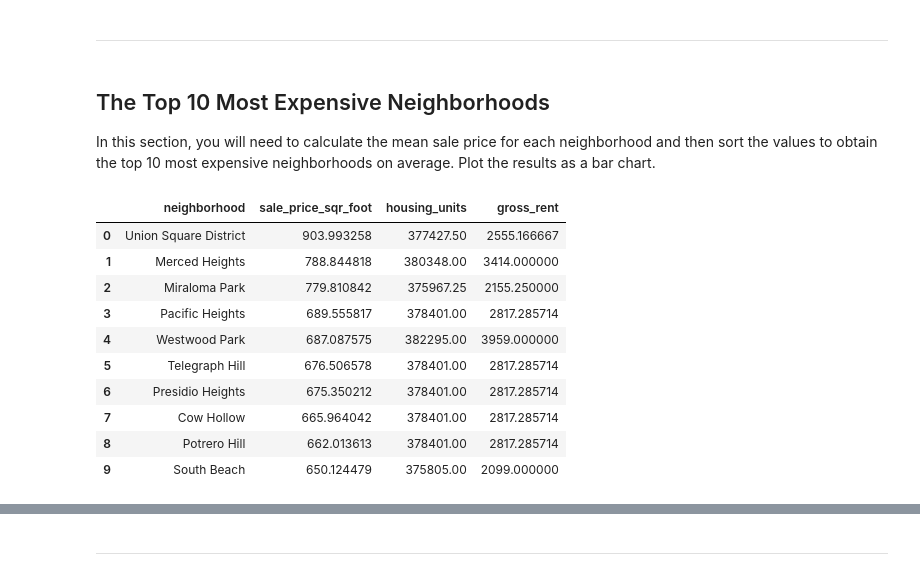
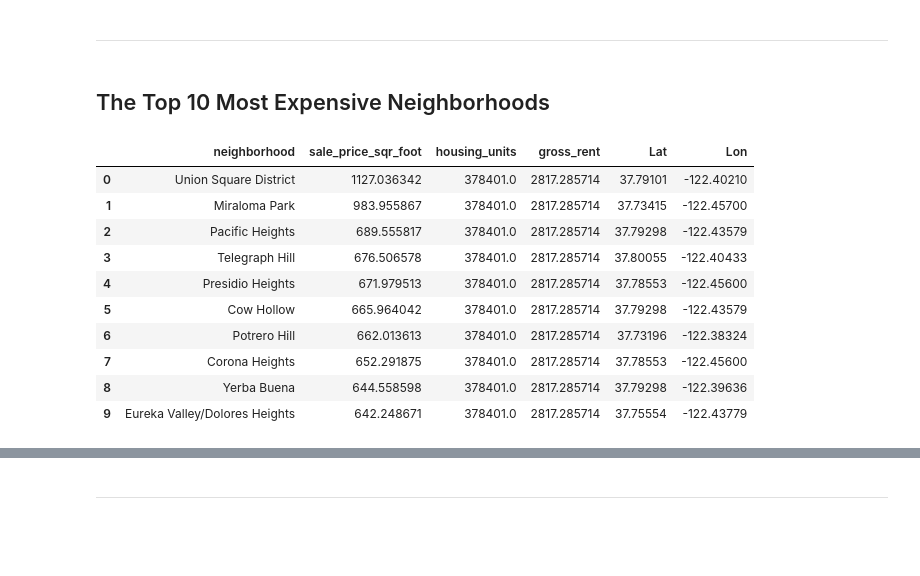
Before and after one commit to youssefabdelwahab/Californina-Housing-Market-Analysis-, a Jupyter notebook: rental_analysis.ipynb, the cells around one changed output, grey strips where cells are left out. Saved outputs shown, nothing was run; the diff lists cells and outputs as text; code cells hidden in the pictures; blank space fills up the shorter version.

```diff
--- a/rental_analysis.ipynb
+++ b/rental_analysis.ipynb
@@ -461,5 +464,34 @@ array(['Anza Vista', 'Bayview', 'Buena Vista Park', 'Corona Heights',
 # %%
 def interpolate_data(list_of_neighborhoods, dataframe, sqr_foot_grwth_rate , yealy_rent, yearly_housing_units):
+    """
+    This function interpolates missing data depeding on its own factors:
+
+    sale_price_sqr_foot: missing value will be calculated based on the rate of change given for that year
+    gross_rent: the average rent for san francsisco for that given year
+    housing_units: the number of housing units for san francsisco for that given year
+
+    Parameters:
+    -----------
+    list_of_neighbords: list
+        list of neighborhoods that have missing data
+
+    dataframe: DataFrame
+        dataframe we will be interpolating from
+
+    sqr_foot_grwth_rate: dict
+        dict of yearly % change for sale_price_sqr_foot
+
+    yearly_rent: dict
+        avg yearly rent for each year
+
+    yearly_housing_units: dict
+        number of housing units each year
+
+    Returns:
+    --------
+    final_interpolated_df : DataFrame
+        dataframe including interpolated data for neighborhoods that had missing dates
+    """
     index_name = dataframe.index.name
     interpolated_df_list = []
     if index_name == None:
@@ -485,7 +517,7 @@ def interpolate_data(list_of_neighborhoods, dataframe, sqr_foot_grwth_rate , yea
     final_interpolated_df = pd.concat(interpolated_df_list, axis = 0)
     return final_interpolated_df
 # %%
-final_interpolated_df = interpolate_data(enough_data_neighborhoods['neighborhood'].unique(), jan_df , sqr_foot_rate_yearly_change, yearly_avg_rent, yearly_avg_housing_units )
+final_interpolated_df = interpolate_data(enough_data_neighborhoods['neighborhood'].unique(), to_interpolate , sqr_foot_rate_yearly_change, yearly_avg_rent, yearly_avg_housing_units )
 # %%
 final_interpolated_df
 # %% [output]
@@ -606,4 +629,4 @@ neighborhoods_wo_missing_data_df
 # %%
-cleaned_dataframe_1 = pd.concat([neighborhoods_wo_missing_data_df, interpolated_districts], axis= 0 )
+cleaned_neighbordhoods_wo_missing = pd.concat([neighborhoods_wo_missing_data_df, interpolated_districts], axis= 0 )
 # %%
-final_cleaned_dataframe = pd.concat([cleaned_dataframe_1 , final_interpolated_df], axis= 0)
+final_cleaned_dataframe = pd.concat([cleaned_neighbordhoods_wo_missing , final_interpolated_df], axis= 0)
@@ -729,23 +755,21 @@ avg_prices.hvplot.line( x= 'year', y = 'sale_price_sqr_foot', groupby = 'neighbo
 # %% [markdown]
 - - -
-# %% [markdown]
-## The Top 10 Most Expensive Neighborhoods
-
-In this section, you will need to calculate the mean sale price for each neighborhood and then sort the values to obtain the top 10 most expensive neighborhoods on average. Plot the results as a bar chart.
+# %% [markdown]
+## The Top 10 Most Expensive Neighborhoods
 # %%
-temp = sfo_data.copy()
+temp = final_cleaned_dataframe.copy()
 mean_avg_price = temp.groupby('neighborhood').mean()
 top_10 = mean_avg_price.nlargest(10, ['sale_price_sqr_foot']).reset_index()
 top_10
 # %% [output]
-|  | neighborhood | sale_price_sqr_foot | housing_units | gross_rent |
-| 0 | Union Square District | 903.993258 | 377427.50 | 2555.166667 |
-| 1 | Merced Heights | 788.844818 | 380348.00 | 3414.000000 |
-| 2 | Miraloma Park | 779.810842 | 375967.25 | 2155.250000 |
-| 3 | Pacific Heights | 689.555817 | 378401.00 | 2817.285714 |
-| 4 | Westwood Park | 687.087575 | 382295.00 | 3959.000000 |
-| 5 | Telegraph Hill | 676.506578 | 378401.00 | 2817.285714 |
-| 6 | Presidio Heights | 675.350212 | 378401.00 | 2817.285714 |
-| 7 | Cow Hollow | 665.964042 | 378401.00 | 2817.285714 |
-| 8 | Potrero Hill | 662.013613 | 378401.00 | 2817.285714 |
-| 9 | South Beach | 650.124479 | 375805.00 | 2099.000000 |
+|  | neighborhood | sale_price_sqr_foot | housing_units | gross_rent | Lat | Lon |
+| 0 | Union Square District | 1127.036342 | 378401.0 | 2817.285714 | 37.79101 | -122.40210 |
+| 1 | Miraloma Park | 983.955867 | 378401.0 | 2817.285714 | 37.73415 | -122.45700 |
+| 2 | Pacific Heights | 689.555817 | 378401.0 | 2817.285714 | 37.79298 | -122.43579 |
+| 3 | Telegraph Hill | 676.506578 | 378401.0 | 2817.285714 | 37.80055 | -122.40433 |
+| 4 | Presidio Heights | 671.979513 | 378401.0 | 2817.285714 | 37.78553 | -122.45600 |
+| 5 | Cow Hollow | 665.964042 | 378401.0 | 2817.285714 | 37.79298 | -122.43579 |
+| 6 | Potrero Hill | 662.013613 | 378401.0 | 2817.285714 | 37.73196 | -122.38324 |
+| 7 | Corona Heights | 652.291875 | 378401.0 | 2817.285714 | 37.78553 | -122.45600 |
+| 8 | Yerba Buena | 644.558598 | 378401.0 | 2817.285714 | 37.79298 | -122.39636 |
+| 9 | Eureka Valley/Dolores Heights | 642.248671 | 378401.0 | 2817.285714 | 37.75554 | -122.43779 |
```
Also changed, not shown: parts of 105 cells of this notebook.
